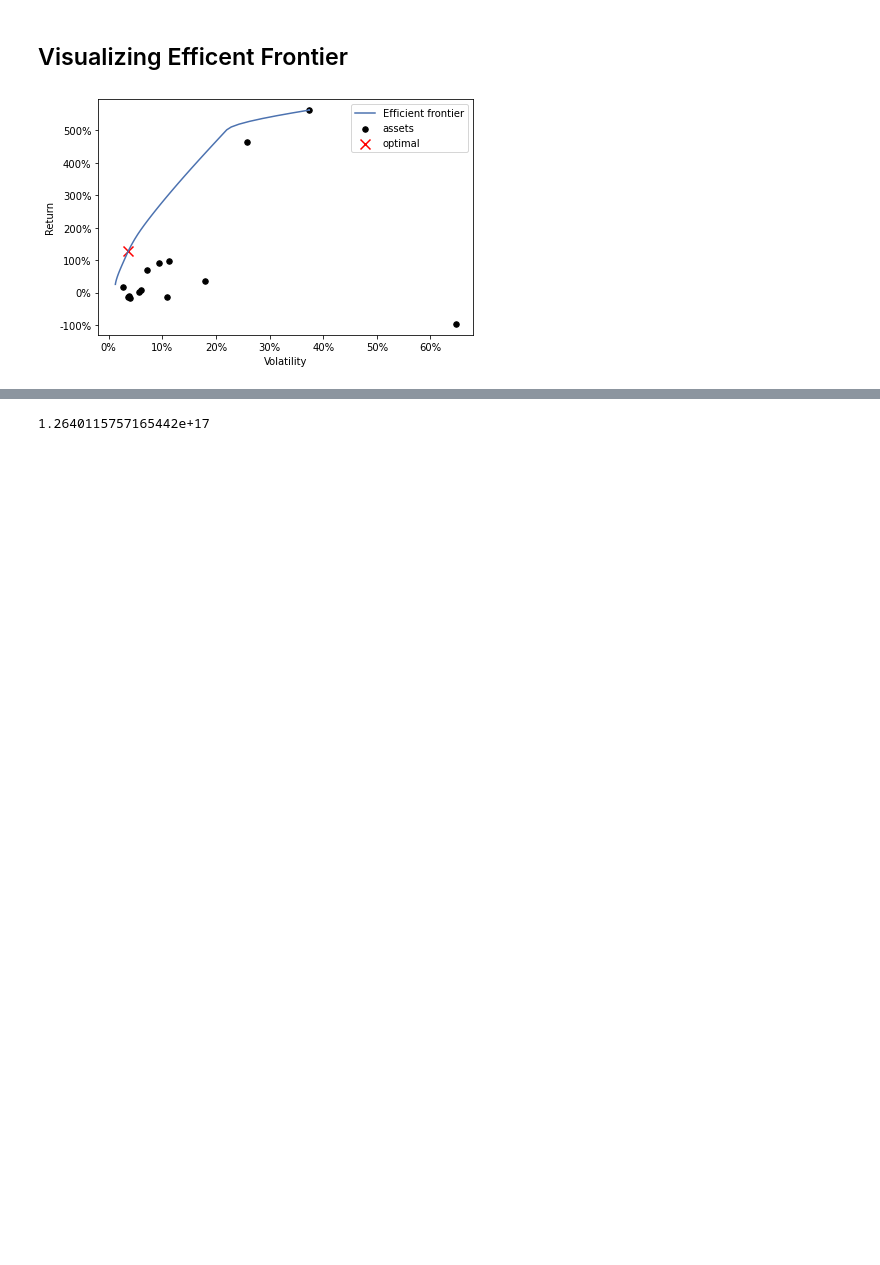
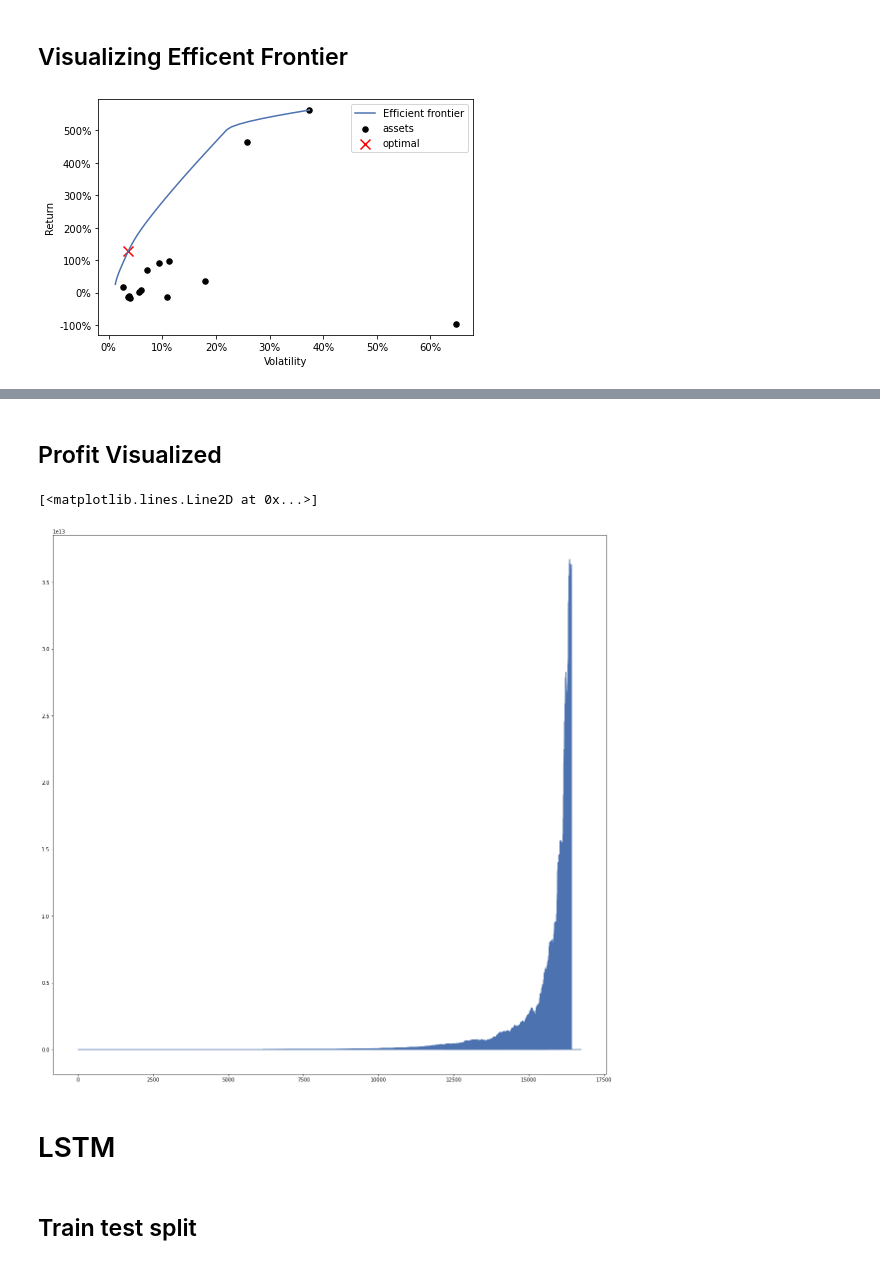
Before and after one commit to Syed-Sherjeel/PSX_Trading_Bot, a Jupyter notebook: Project_file.ipynb, the cells around one changed output, grey strips where cells are left out. Cells and saved outputs as stored; diff of their text form; code cells hidden in the pictures; blank space fills up the shorter version.

Commit message:
feat : Prepared for LSTM

```diff
--- a/Project_file.ipynb
+++ b/Project_file.ipynb
@@ -770,10 +774,17 @@ per_trade_log.to_csv('trade_log.csv',index=None)
 # %%
 def trader(X,nS3,share_price1,share_price2):
-    Amount_Gained=((nS3*share_price2)*.1)
-    Brocker_fee=((nS3*share_price2)*.1)*.3*.01
-    nS3=nS3-(nS3*.1)
+    '''
+    This function takes cash,Number of shares
+    Share price at minimum and share price at maximum
+    and returns the remaining amount
+    '''
+    #Selling shares at maximum point in 100 entries
+    Amount_Gained=((nS3*share_price2)*.2)
+    Brocker_fee=((nS3*share_price2)*.2)*.3*.01
+    nS3=nS3-(nS3*.2)
     X=X+Amount_Gained-Brocker_fee
+    #Buying shares at minimum point in 100 entries
     Shares_bought=(.997*Amount_Gained)/share_price1
     nS3=nS3+Shares_bought
     X=X-(.997*Amount_Gained)
-    return X,nS3
+    return X,math.floor(nS3)
@@ -780,9 +793,9 @@ def trader(X,nS3,share_price1,share_price2):
 # %%
-lm=100
+lm=250
 X=2000
 tpf=98000
 TN=X+tpf
-df1=df[:370000]
+df1=df
 shares1={'ATRL': 0,'bahl': 0,'EPCL': 0,'FCCL': 0,'LUCK': 0,'MCB': 0,
  'MLCF': 0,'NETSOL': 0,'NML': 0,'OGDC': 0,'PPL': 0,'PSO': 0,
  'SEARL': 0,'TRG': 0}
@@ -797,11 +812,16 @@ for share in shares1:
 # %%
-for i in range(df.shape[0]//lm):
-    print(tpf+X)
-    tpf,df1=0,df[i*lm:(i*lm)+lm]
+TN=[100000]
+df2=df
+for i in range(df2.shape[0]//lm-1):
+    df1=df2[i*lm:(i*lm)+lm]
     for share in shares1:
         Min[share]=df1[share].idxmin()
         Max[share]=df1[share].idxmax()
     for share in shares1:
-           X,shares1[share]=trader(X,shares1[share],df.loc[Min[share],share],df.loc[Max[share],share])
-           tpf+=(df.loc[(i*lm)+lm,share]*shares1[share])
+        if Min[share]!=Max[share]:
+           X,shares1[share]=trader(X,shares1[share],df2.loc[Min[share],share],df2.loc[Max[share],share])
+           tpf+=(df2.loc[(i*lm)+lm,share]*shares1[share])
+           TN.append(X+tpf)
+           print(X,tpf)
+    tpf=0
 # %% [output]
@@ -826,6 +845,12 @@ KeyError: 537800
-# %%
-for share in shares1:
-    tpf+=(df.loc[(5376*lm)+lm,share]*shares1[share])
-tpf
-# %% [output]
-1.2640115757165442e+17
+# %% [markdown]
+## Profit Visualized
+# %%
+plt.figure(figsize=(20,20))
+plt.plot(TN)
+# %% [output]
+[<matplotlib.lines.Line2D at 0x...>]
+[figure, added]
+# %% [markdown]
+# LSTM
+# %% [markdown]
+## Train test split
```
Also changed, not shown: parts of 8 cells of this notebook.
